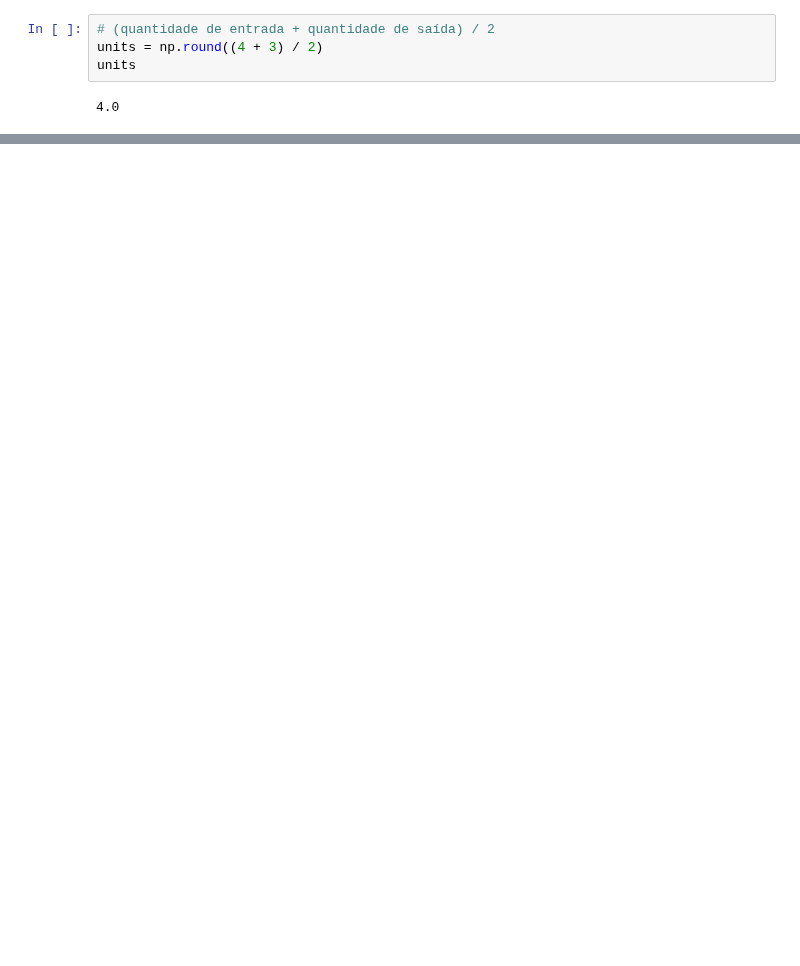
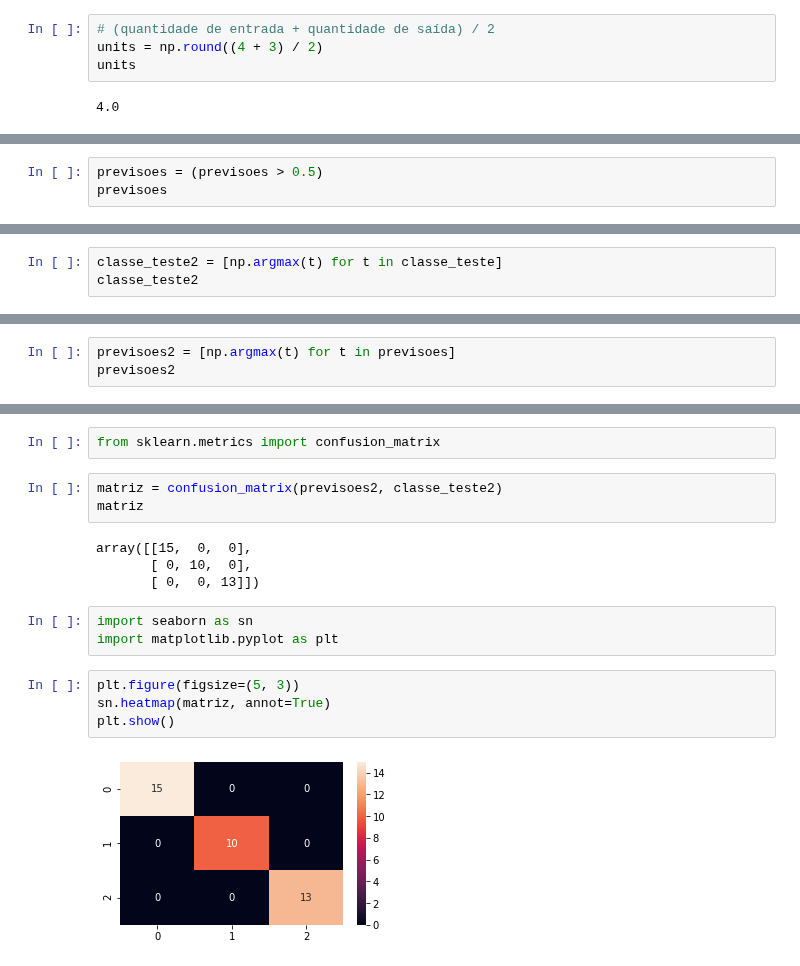
Before and after one commit to itimes-digital/deep-learning-estudo, a Jupyter notebook: classificacao_multiclasse/classificacao-multiclasse_iris.ipynb, the cells around one changed output, grey strips where cells are left out. Saved outputs shown, nothing was run; the diff lists cells and outputs as text; blank space fills up the shorter version.

```diff
--- a/classificacao_multiclasse/classificacao-multiclasse_iris.ipynb
+++ b/classificacao_multiclasse/classificacao-multiclasse_iris.ipynb
@@ -79,0 +169,3 @@ ValueError: ignored
+# %%
+previsoes = (previsoes > 0.5)
+previsoes
@@ -79,0 +190,3 @@ ValueError: ignored
+# %%
+classe_teste2 = [np.argmax(t) for t in classe_teste]
+classe_teste2
@@ -79,0 +231,3 @@ ValueError: ignored
+# %%
+previsoes2 = [np.argmax(t) for t in previsoes]
+previsoes2
@@ -79,0 +252,18 @@ ValueError: ignored
+# %%
+from sklearn.metrics import confusion_matrix
+# %%
+matriz = confusion_matrix(previsoes2, classe_teste2)
+matriz
+# %% [output]
+array([[15,  0,  0],
+       [ 0, 10,  0],
+       [ 0,  0, 13]])
+# %%
+import seaborn as sn
+import matplotlib.pyplot as plt
+# %%
+plt.figure(figsize=(5, 3))
+sn.heatmap(matriz, annot=True)
+plt.show()
+# %% [output]
+[figure, added]
```
Also changed, not shown: parts of 14 cells of this notebook.
